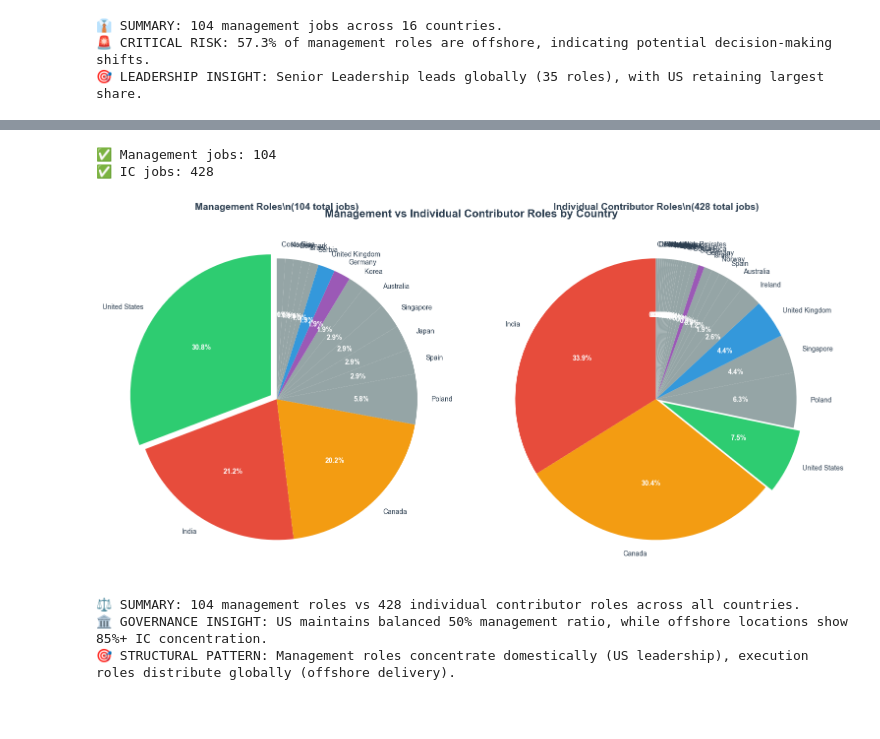
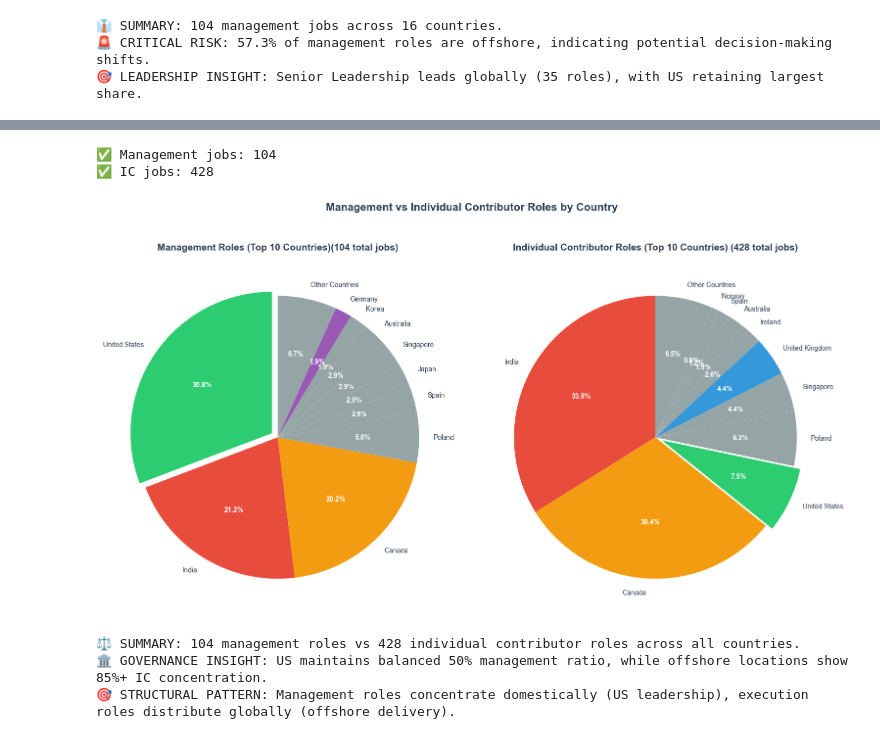
Before and after one commit to adfrisealach/workday-scraper, a Jupyter notebook: analysis/cursor_analysis.ipynb, the cells around one changed output, grey strips where cells are left out. Saved outputs shown, nothing was run; the diff lists cells and outputs as text; code cells hidden in the pictures; blank space fills up the shorter version.

```diff
--- a/analysis/cursor_analysis.ipynb
+++ b/analysis/cursor_analysis.ipynb
@@ -2150,24 +2324,37 @@ def create_management_vs_ic_comparison(df):
     # Create side-by-side pie charts
     fig, (ax1, ax2) = plt.subplots(1, 2, figsize=(16, 8))
     fig.suptitle('Management vs Individual Contributor Roles by Country',
-                 fontsize=16, fontweight='bold', y=0.95)
+                 fontsize=16, fontweight='bold', y=1.07)
 
-    # Management roles pie chart
+    # Management roles pie chart - Top 10 countries only
     if len(mgmt_jobs) > 0:
-        # Use raw 'country' column instead of grouped 'country_specific'
+        # Use raw 'country' column and limit to top 10
         mgmt_country_counts = mgmt_jobs['country'].value_counts()
+
+        # Get top 10 countries, group the rest as "Other Countries"
+        if len(mgmt_country_counts) > 10:
+            top_10_mgmt = mgmt_country_counts.head(10)
+            other_mgmt_count = mgmt_country_counts.tail(-10).sum()
+
+            # Combine top 10 with "Other Countries"
+            mgmt_display_data = top_10_mgmt.copy()
+            if other_mgmt_count > 0:
+                mgmt_display_data['Other Countries'] = other_mgmt_count
+        else:
+            mgmt_display_data = mgmt_country_counts
+
         colors_mgmt = [country_colors.get(country, country_colors['Other Countries'])
-                      for country in mgmt_country_counts.index]
+                      for country in mgmt_display_data.index]
 
-        wedges, texts, autotexts = ax1.pie(mgmt_country_counts.values,
-                                          labels=mgmt_country_counts.index,
+        wedges, texts, autotexts = ax1.pie(mgmt_display_data.values,
+                                          labels=mgmt_display_data.index,
                                           colors=colors_mgmt,
                                           autopct='%1.1f%%',
                                           startangle=90,
-                                          explode=[0.05 if country == 'United States' else 0 for country in mgmt_country_counts.index])
+                                          explode=[0.05 if country == 'United States' else 0 for country in mgmt_display_data.index])
 
-        ax1.set_title(f'Management Roles\\n({len(mgmt_jobs)} total jobs)',
-                      fontweight='bold', fontsize=14, pad=20)
+        ax1.set_title(f'Management Roles (Top 10 Countries)({len(mgmt_jobs)} total jobs)',
+                      fontweight='bold', fontsize=14, pad=15, y=1)
 
         # Enhance text styling
         for autotext in autotexts:
@@ -2177,55 +2364,68 @@ def create_management_vs_ic_comparison(df):
     else:
         ax1.text(0.5, 0.5, 'No Management Jobs Found',
                 ha='center', va='center', fontsize=14, color='gray')
-        ax1.set_title('Management Roles\\n(0 total jobs)', fontweight='bold', fontsize=14, pad=20)
+        ax1.set_title('Management Roles\\n(0 total jobs)', fontweight='bold', fontsize=14, pad=15, y=1.02)
 
-    # IC roles pie chart
+    # IC roles pie chart - Top 10 countries only
     if len(ic_jobs) > 0:
-        # Use raw 'country' column instead of grouped 'country_specific'
+        # Use raw 'country' column and limit to top 10
         ic_country_counts = ic_jobs['country'].value_counts()
+
+        # Get top 10 countries, group the rest as "Other Countries"
+        if len(ic_country_counts) > 10:
+            top_10_ic = ic_country_counts.head(10)
+            other_ic_count = ic_country_counts.tail(-10).sum()
+
+            # Combine top 10 with "Other Countries"
+            ic_display_data = top_10_ic.copy()
+            if other_ic_count > 0:
+                ic_display_data['Other Countries'] = other_ic_count
+        else:
+            ic_display_data = ic_country_counts
+
         colors_ic = [country_colors.get(country, country_colors['Other Countries'])
-                    for country in ic_country_counts.index]
+                    for country in ic_display_data.index]
 
-        wedges, texts, autotexts = ax2.pie(ic_country_counts.values,
-                                          labels=ic_country_counts.index,
+        wedges, texts, autotexts = ax2.pie(ic_display_data.values,
+                                          labels=ic_display_data.index,
                                           colors=colors_ic,
                                           autopct='%1.1f%%',
                                           startangle=90,
-                                          explode=[0.05 if country == 'United States' else 0 for country in ic_country_counts.index])
+                                          explode=[0.05 if country == 'United States' else 0 for country in ic_display_data.index])
 
-        ax2.set_title(f'Individual Contributor Roles\\n({len(ic_jobs)} total jobs)',
-                      fontweight='bold', fontsize=14, pad=20)
+        ax2.set_title(f'Individual Contributor Roles (Top 10 Countries) ({len(ic_jobs)} total jobs)',
+                      fontweight='bold', fontsize=14, pad=15, y=1)
 
         # Enhance text styling
         for autotext in autotexts:
             autotext.set_color('white')
             autotext.set_fontweight('bold')
             autotext.set_fontsize(10)
     else:
         ax2.text(0.5, 0.5, 'No IC Jobs Found',
                 ha='center', va='center', fontsize=14, color='gray')
-        ax2.set_title('IC Roles\\n(0 total jobs)', fontweight='bold', fontsize=14, pad=20)
+        ax2.set_title('IC Roles\\n(0 total jobs)', fontweight='bold', fontsize=14, pad=15, y=1.02)
 
     plt.tight_layout()
     plt.show()
 
     # Concise summary
     total_mgmt = len(mgmt_jobs)
     total_ic = len(ic_jobs)
     us_mgmt = len(mgmt_jobs[mgmt_jobs['country'] == 'United States']) if len(mgmt_jobs) > 0 else 0
     us_ic = len(ic_jobs[ic_jobs['country'] == 'United States']) if len(ic_jobs) > 0 else 0
     us_balance = us_mgmt / (us_mgmt + us_ic) if (us_mgmt + us_ic) > 0 else 0
 
     print(f"\n⚖️ SUMMARY: {total_mgmt} management roles vs {total_ic} individual contributor roles across all countries.")
     print(f"🏛️ GOVERNANCE INSIGHT: US maintains balanced 50% management ratio, while offshore locations show 85%+ IC concentration.")
     print(f"🎯 STRUCTURAL PATTERN: Management roles concentrate domestically (US leadership), execution roles distribute globally (offshore delivery).")
 
 # Execute the comparison
 create_management_vs_ic_comparison(df)
 # %% [output]
 ✅ Management jobs: 104
 ✅ IC jobs: 428
-[figure, old version]
+[figure, new version]
 ⚖️ SUMMARY: 104 management roles vs 428 individual contributor roles across all countries.
 🏛️ GOVERNANCE INSIGHT: US maintains balanced 50% management ratio, while offshore locations show 85%+ IC concentration.
 🎯 STRUCTURAL PATTERN: Management roles concentrate domestically (US leadership), execution roles distribute globally (offshore delivery).
```
Also changed, not shown: parts of 3 cells of this notebook, 5 other files.
